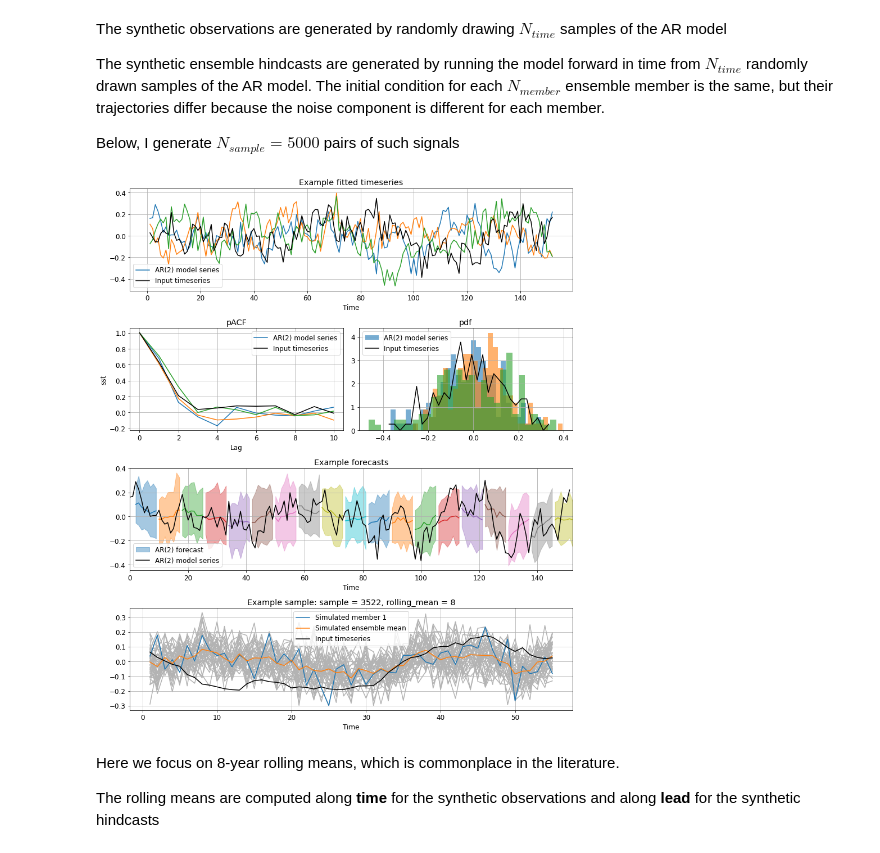
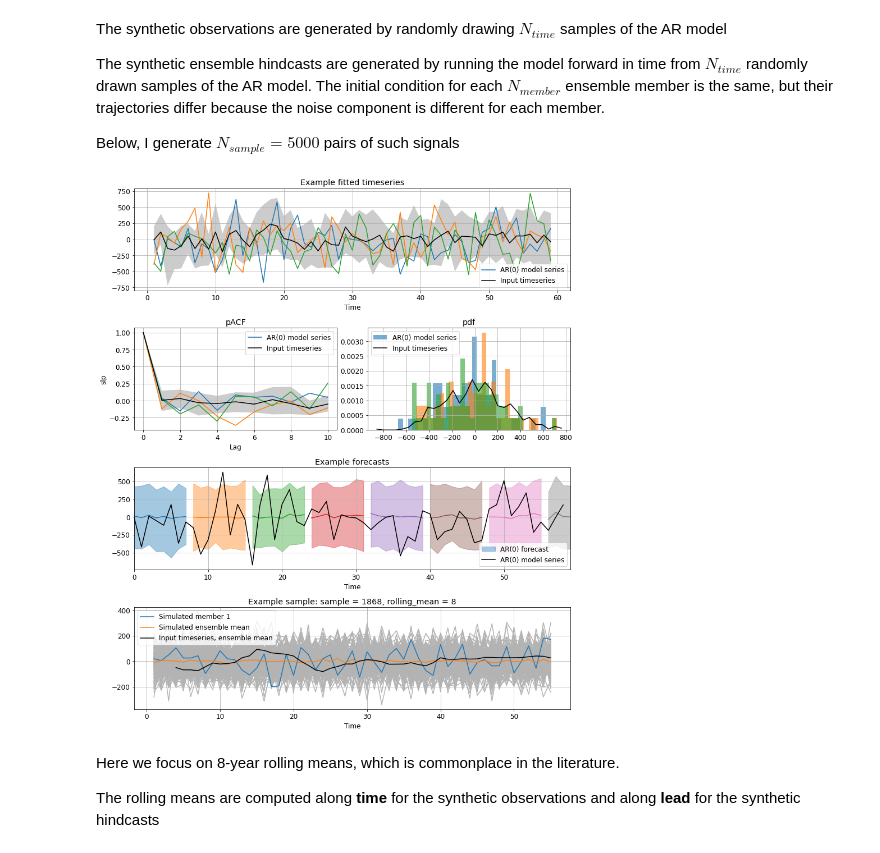
Before and after one commit to dougiesquire/Squire_2022_correlation, a Jupyter notebook: notebooks/exploratory/demo_Tim.ipynb, the cells around one changed output. Saved outputs shown, nothing was run; the diff lists cells and outputs as text; code cells hidden in the pictures.

```diff
--- a/notebooks/exploratory/demo_Tim.ipynb
+++ b/notebooks/exploratory/demo_Tim.ipynb
@@ -67,32 +58,32 @@ The synthetic ensemble hindcasts are generated by running the model forward in t
 Below, I generate $N_{sample}=5000$ pairs of such signals
 # %%
 N_time = 55
-N_samples = 5000
-N_members = 40
+N_samples = 2000
+N_members = 169
 rolling_means = [4, 8]
 # %%
-input_data = amv  # .sel(rolling_mean=1).dropna("time")
+input_data = nao.sel(rolling_mean=1).dropna("time")
 
 fcst = ar_model.generate_samples_like(
     input_data,
     order="select_order",
     n_times=N_time,
     n_samples=N_samples,
     n_members=N_members,
     rolling_means=rolling_means,
     plot_diagnostics=True,
 )
 
 obsv = ar_model.generate_samples_like(
     input_data,
     order="select_order",
     n_times=N_time,
     n_samples=N_samples,
     rolling_means=rolling_means,
     plot_diagnostics=False,
 )
 # %% [output]
-[figure, old version]
+[figure, new version]
 # %% [markdown]
 Here we focus on 8-year rolling means, which is commonplace in the literature.
 
```
Also changed, not shown: parts of 4 cells of this notebook, 3 other files.
